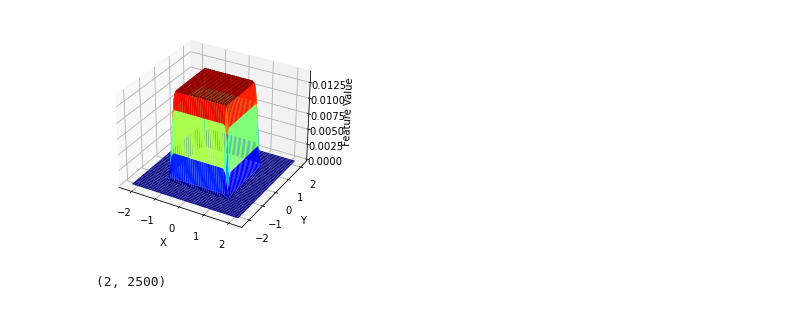
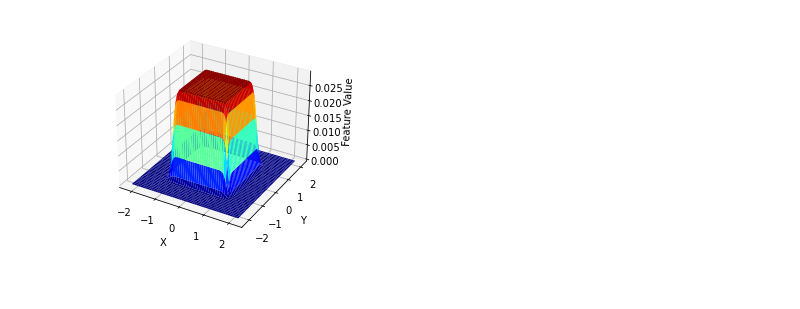
Before and after one commit to mehrdadkashefi/horizon_RL, a Jupyter notebook: main.ipynb, the cells around one changed output. Drawn from its saved outputs; the diff is of its cells as text; code cells hidden in the pictures.

```diff
--- a/main.ipynb
+++ b/main.ipynb
@@ -16,13 +19,13 @@ Muscle Configuration:
 # %%
 %matplotlib inline
 x_range = np.array([-1.2,1.2])
 y_range = np.array([-1.2,1.2])
-n_kernel = 50
-S = 0.005*np.eye(2)
+n_kernel = 25
+S = 0.01*np.eye(2)
 do_plot = 1
 Kernel = Kernel_Gaussian(x_range, y_range, n_kernel, S, do_plot=1)
 # %% [output]
-[figure, old version]
+[figure, new version]
 # %%
 class SingleReach:
     def __init__(self, type):
@@ -89,4 +99,0 @@ env = SeqEnv(plant, Kernel, task, motor_noise_sd = 0)
-# %%
-vis.shape
-# %% [output]
-(2, 2500)
```
Also changed, not shown: parts of 15 cells of this notebook.
